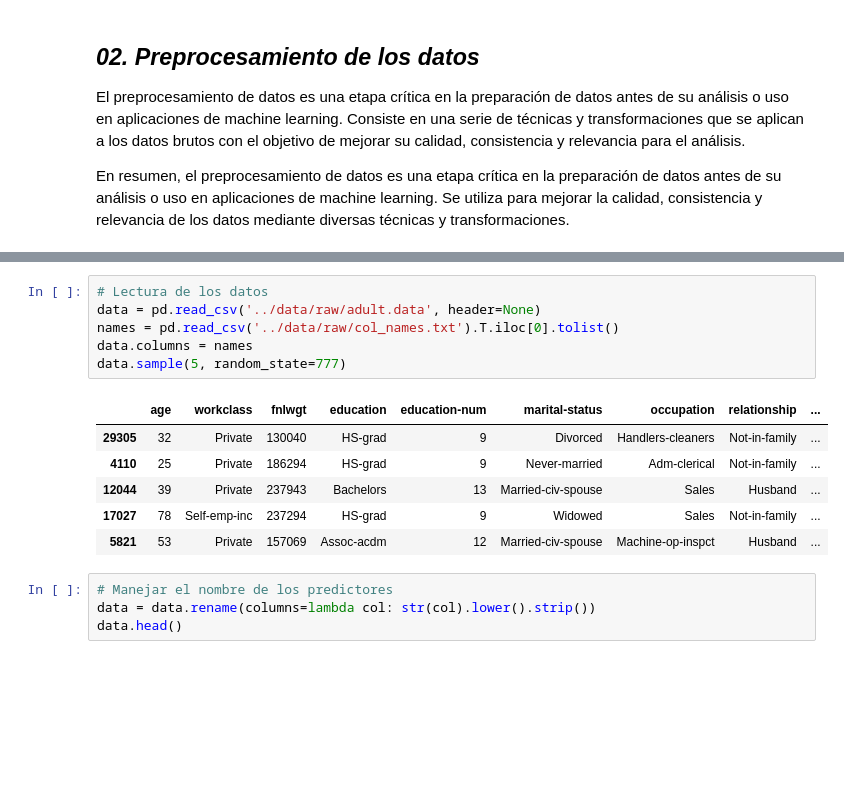
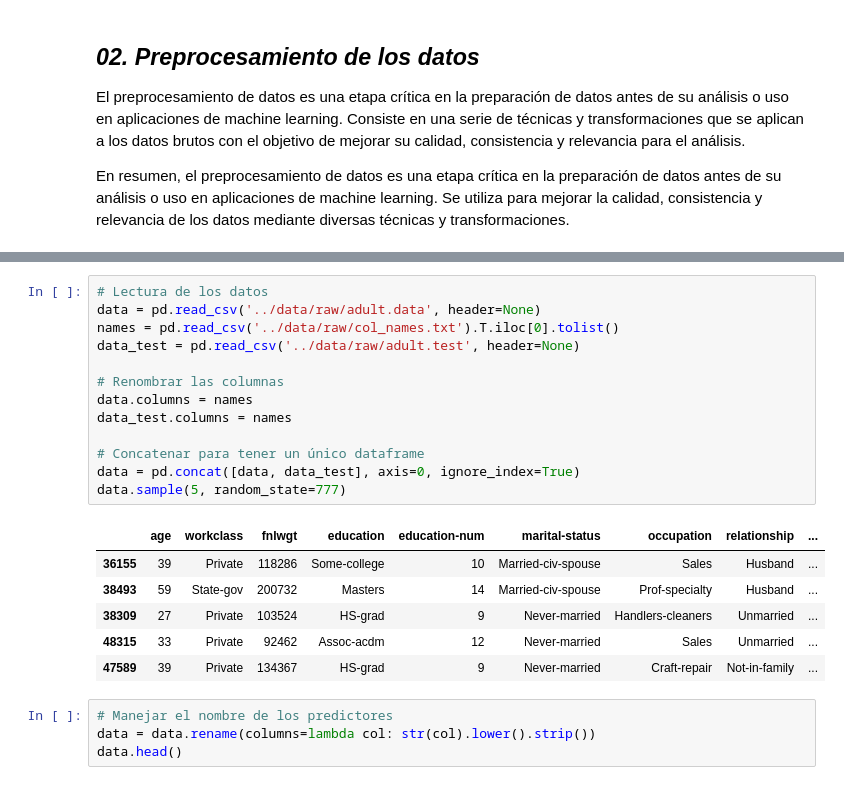
Before and after one commit to jorge-robledo11/Clasification-Random-Forest, a Jupyter notebook: notebooks/02_data_preprocessing.ipynb, the cells around one changed output, grey strips where cells are left out. Drawn from its saved outputs; the diff is of its cells as text; blank space fills up the shorter version.

```diff
--- a/notebooks/02_data_preprocessing.ipynb
+++ b/notebooks/02_data_preprocessing.ipynb
@@ -17,16 +20,23 @@ pd.set_option('display.max_columns', None)
 # %%
 # Lectura de los datos
 data = pd.read_csv('../data/raw/adult.data', header=None)
 names = pd.read_csv('../data/raw/col_names.txt').T.iloc[0].tolist()
+data_test = pd.read_csv('../data/raw/adult.test', header=None)
+
+# Renombrar las columnas
 data.columns = names
+data_test.columns = names
+
+# Concatenar para tener un único dataframe
+data = pd.concat([data, data_test], axis=0, ignore_index=True)
 data.sample(5, random_state=777)
 # %% [output]
 |  | age | workclass | fnlwgt | education | education-num | marital-status | occupation | relationship | ... |
-| 29305 | 32 | Private | 130040 | HS-grad | 9 | Divorced | Handlers-cleaners | Not-in-family | ... |
-| 4110 | 25 | Private | 186294 | HS-grad | 9 | Never-married | Adm-clerical | Not-in-family | ... |
-| 12044 | 39 | Private | 237943 | Bachelors | 13 | Married-civ-spouse | Sales | Husband | ... |
-| 17027 | 78 | Self-emp-inc | 237294 | HS-grad | 9 | Widowed | Sales | Not-in-family | ... |
-| 5821 | 53 | Private | 157069 | Assoc-acdm | 12 | Married-civ-spouse | Machine-op-inspct | Husband | ... |
+| 36155 | 39 | Private | 118286 | Some-college | 10 | Married-civ-spouse | Sales | Husband | ... |
+| 38493 | 59 | State-gov | 200732 | Masters | 14 | Married-civ-spouse | Prof-specialty | Husband | ... |
+| 38309 | 27 | Private | 103524 | HS-grad | 9 | Never-married | Handlers-cleaners | Unmarried | ... |
+| 48315 | 33 | Private | 92462 | Assoc-acdm | 12 | Never-married | Sales | Unmarried | ... |
+| 47589 | 39 | Private | 134367 | HS-grad | 9 | Never-married | Craft-repair | Not-in-family | ... |
 # %%
 # Manejar el nombre de los predictores
 data = data.rename(columns=lambda col: str(col).lower().strip())
```
Also changed, not shown: parts of 6 cells of this notebook, 11 other files.
